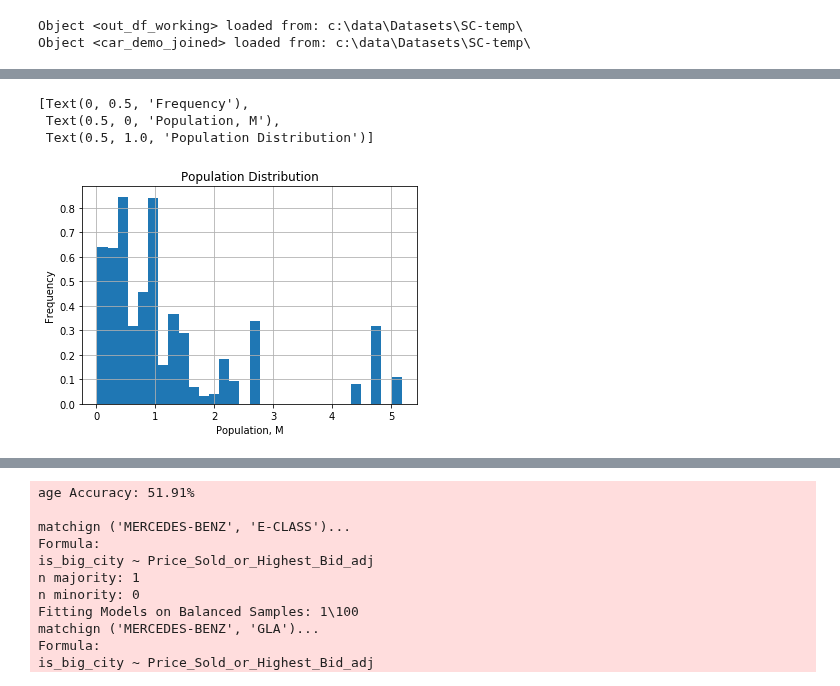
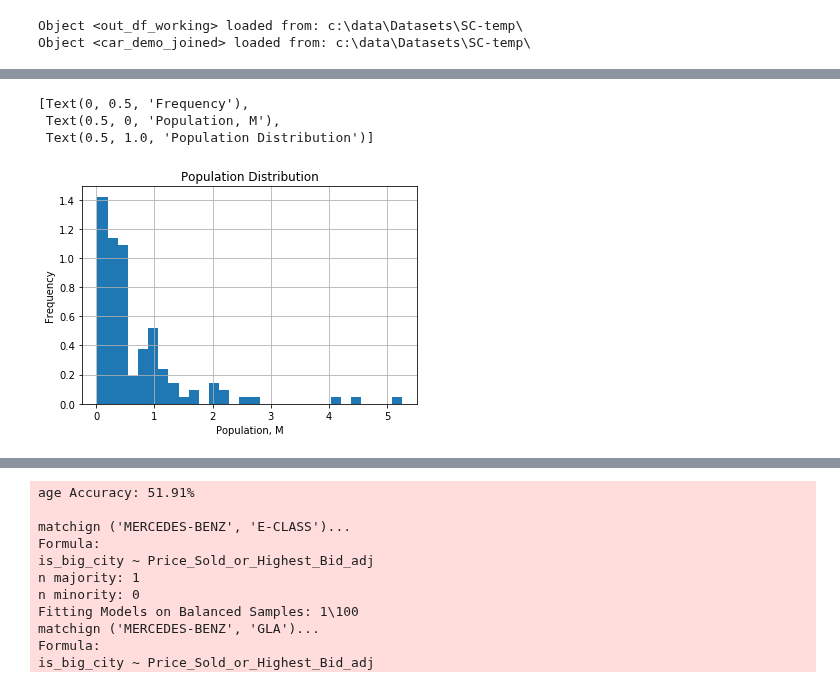
Before and after one commit to erv4gen/Research-Salvage-Autos, a Jupyter notebook: SA-Analysis.ipynb, the cells around one changed output, grey strips where cells are left out. Cells and saved outputs as stored; diff of their text form; code cells hidden in the pictures.

```diff
--- a/SA-Analysis.ipynb
+++ b/SA-Analysis.ipynb
@@ -371,9 +285,11 @@ subsample = car_demo_joined.loc[car_demo_joined['Auction_Year'] == 2018]
 # %%
-ax =( subsample['CENSUS_closest'].dropna() / 1e6).hist(bins=30,normed=True)
+subsample = car_demo_joined.loc[car_demo_joined['Auction_Year'] == 2018]
+
+ax =( car_demo_joined.drop_duplicates(subset=['County'])['CENSUS_closest'].dropna() / 1e6).hist(bins=30,normed=True)
 
 ax.set(title = 'Population Distribution', xlabel='Population, M', ylabel='Frequency')
 # %% [output]
 [Text(0, 0.5, 'Frequency'),
  Text(0.5, 0, 'Population, M'),
  Text(0.5, 1.0, 'Population Distribution')]
-[figure, old version]
+[figure, new version]
```
Also changed, not shown: parts of 37 cells of this notebook, 4 other files.
